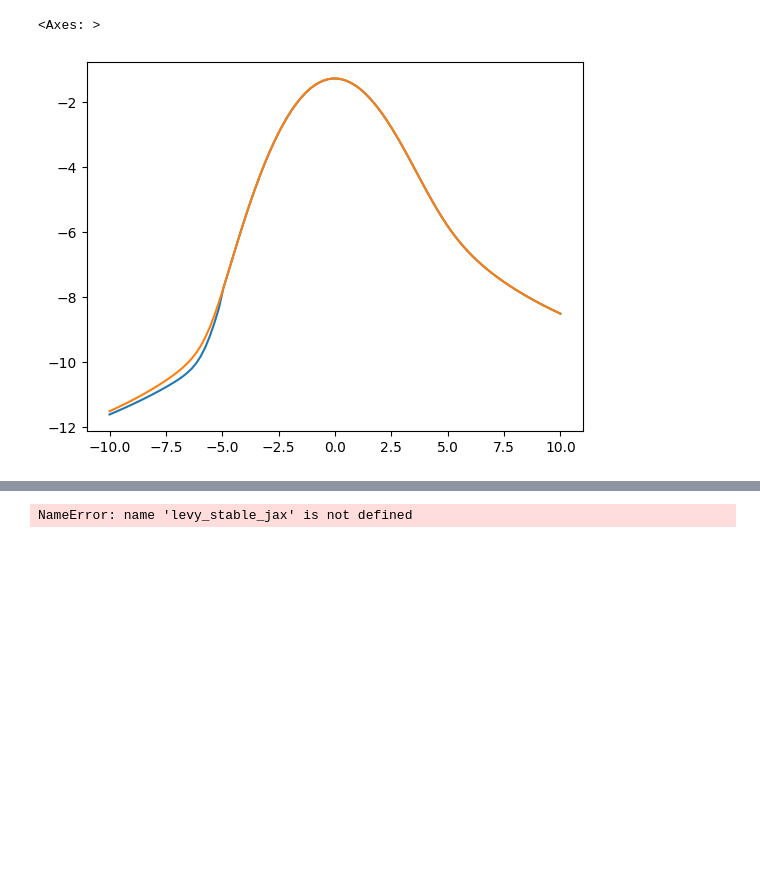
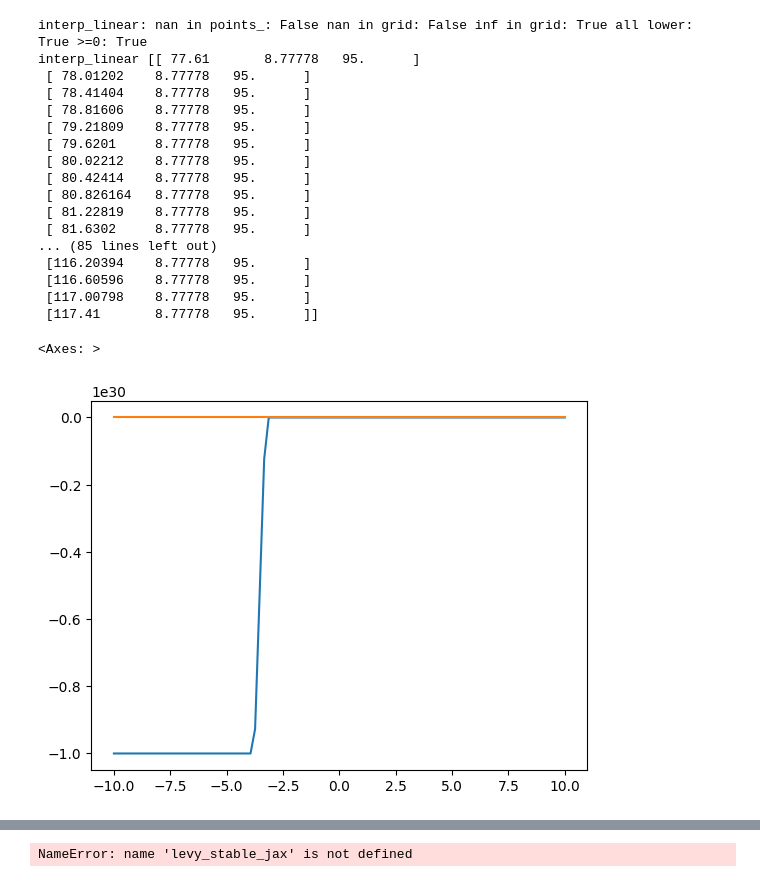
Before and after one commit to tjhunter/levy-stable-jax, a Jupyter notebook: notebooks/_explo.ipynb, the cells around one changed output, grey strips where cells are left out. Drawn from its saved outputs; the diff is of its cells as text; code cells hidden in the pictures; blank space fills up the shorter version.

```diff
--- a/notebooks/_explo.ipynb
+++ b/notebooks/_explo.ipynb
@@ -16,11 +18,12 @@ import jax
 sp_levy_stable.parameterization = "S0"
 # %%
 # (alpha, beta) = (1.5944529757446195, 0.9140602576756717)
-(alpha, beta) = (1.9999989999999999, 0.9999890000100001)
+# (alpha, beta) = (1.9999989999999999, 0.9999890000100001)
 # (alpha, beta) = (1.2, -0.9999) #9999890000100001)
-alpha = 1.9193154521329552
-beta = 0.8991364476436018
-loc, scale = 0.0, 1.0
+(alpha, beta) = (1.2, 0.9)
+# alpha = 1.9193154521329552
+# beta = 0.8991364476436018
+loc, scale = 1.0, 2.0
 # %%
 xs = jnp.linspace(-10, 10, 100)
 sns.lineplot(x=xs,
@@ -33,9 +56,26 @@ sns.lineplot(x=xs,
 # %%
 xs = jnp.linspace(-10, 10, 100)
 sns.lineplot(x=xs,
-             y=lsj.logpdf(xs, alpha,beta))
+             y=lsj.logpdf(xs, alpha,beta,loc=loc,scale=scale))
 sns.lineplot(x=xs,
-             y=sp_levy_stable.logpdf(xs,alpha=alpha, beta=beta))
+             y=sp_levy_stable.logpdf(xs,alpha=alpha, beta=beta,loc=loc,scale=scale))
 # %% [output]
-<Axes: >
+interp_linear: nan in points_: False nan in grid: False inf in grid: True all lower: True >=0: True
+interp_linear [[ 77.61       8.77778   95.      ]
+ [ 78.01202    8.77778   95.      ]
+ [ 78.41404    8.77778   95.      ]
+ [ 78.81606    8.77778   95.      ]
+ [ 79.21809    8.77778   95.      ]
+ [ 79.6201     8.77778   95.      ]
+ [ 80.02212    8.77778   95.      ]
+ [ 80.42414    8.77778   95.      ]
+ [ 80.826164   8.77778   95.      ]
+ [ 81.22819    8.77778   95.      ]
+ [ 81.6302     8.77778   95.      ]
+... (85 lines left out)
+ [116.20394    8.77778   95.      ]
+ [116.60596    8.77778   95.      ]
+ [117.00798    8.77778   95.      ]
+ [117.41       8.77778   95.      ]]
+<Axes: >
-[figure, old version]
+[figure, new version]
```
Also changed, not shown: parts of 12 cells of this notebook, 9 other files.
